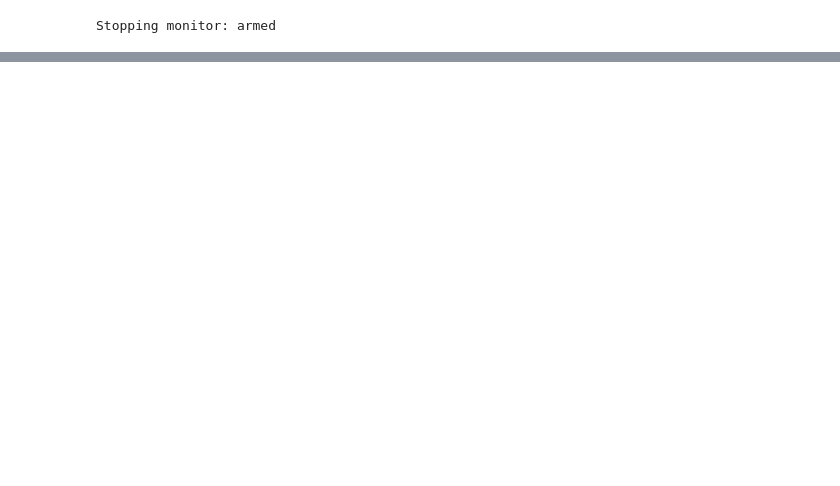
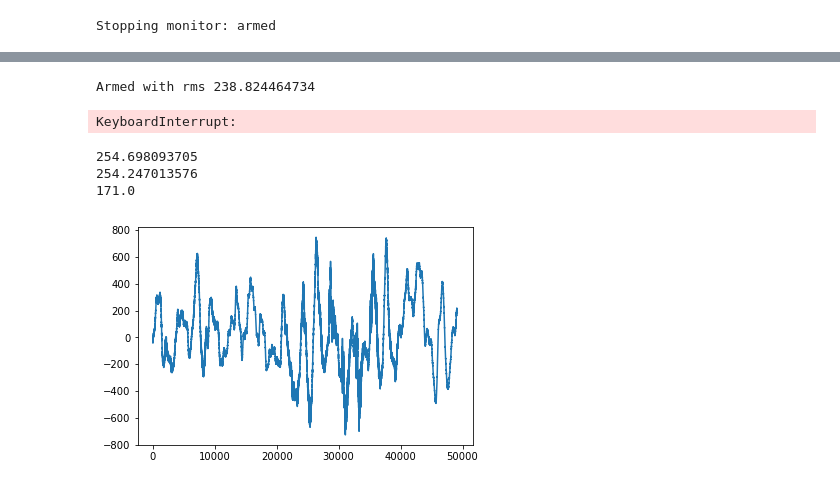
Before and after one commit to zekearneodo/soundflow, a Jupyter notebook: soundrecorder-v0.ipynb, the cells around one changed output, grey strips where cells are left out. Cells and saved outputs as stored; diff of their text form; code cells hidden in the pictures; blank space fills up the shorter version.

```diff
--- a/soundrecorder-v0.ipynb
+++ b/soundrecorder-v0.ipynb
@@ -253,5 +263,28 @@ dated_file_path(moni.path_pars)
-# %%
-moni.rms_thresh = 2000
+# %%
+class Filter:
+    def __init__(self, filter_fun, *filter_args, **filter_kwargs):
+        self.filter = filter_fun
+        self.args = filter_args
+        self.kwargs = filter_kwargs
+
+    def do_filter(self, data):
+        return self.filter(data, *self.args, **self.kwargs)
+
+def apply_filter(data, filter_b, filter_a):
+    y = lfilter(filter_b, filter_a, data)
+    return y
+
+def butter_bandpass(lowcut, highcut, fs, order=5):
+    nyq = 0.5 * fs
+    low = lowcut / nyq
+    high = highcut / nyq
+    b, a = butter(order, [low, high], btype='band')
+    return b, a
+
+band_pass_filter = Filter(apply_filter, *butter_bandpass(500, 10000, moni.rate))
+moni.set_filter(band_pass_filter)
+moni.rms_thresh = 30.
+moni.rms_stop_thresh = 20.
 # %%
 moni.start_triggered_mode()
 # %% [output]
@@ -278,3 +311,6 @@ Armed with rms 58.9745966765
 moni.stop_triggered_mode()
 # %% [output]
 Stopping monitor: armed
+# %%
+moni.rms_thresh = 20.
+moni.rms_stop_thresh = 15.
@@ -281,7 +335,17 @@ Stopping monitor: armed
+# %%
+moni.get_avg_rms()
+# %% [output]
+Armed with rms 238.824464734
+KeyboardInterrupt:
 # %%
-bufread = moni.read_frames(2000)
+bufread = moni.read_frames(1024)
 chunk = bufread.read_formatted()
 plt.plot(chunk)
 print rms(chunk)
 print np.std(chunk)
 print mad(chunk)
+# %% [output]
+254.698093705
+254.247013576
+171.0
+[figure, added]
```
Also changed, not shown: parts of 11 cells of this notebook.
